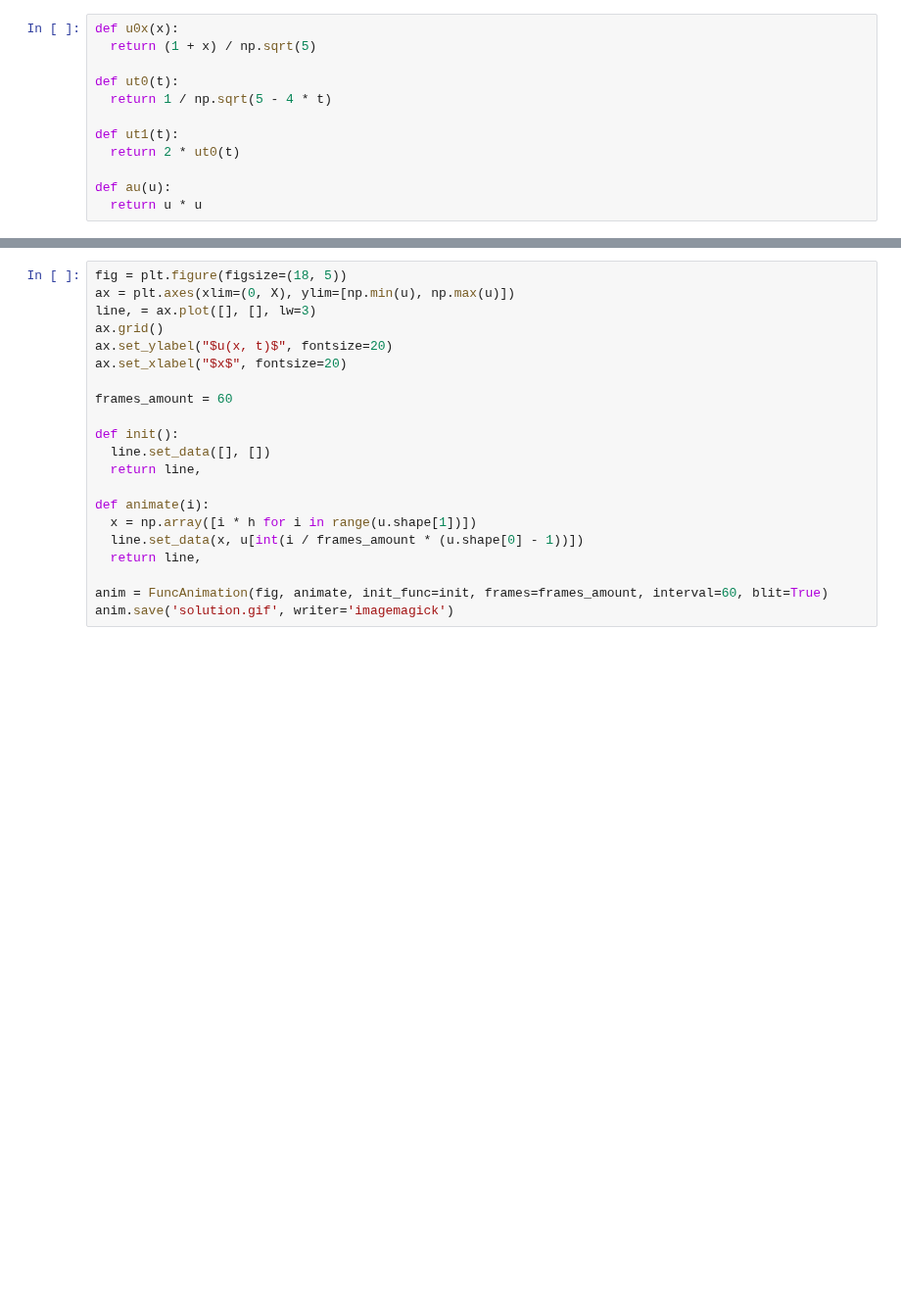
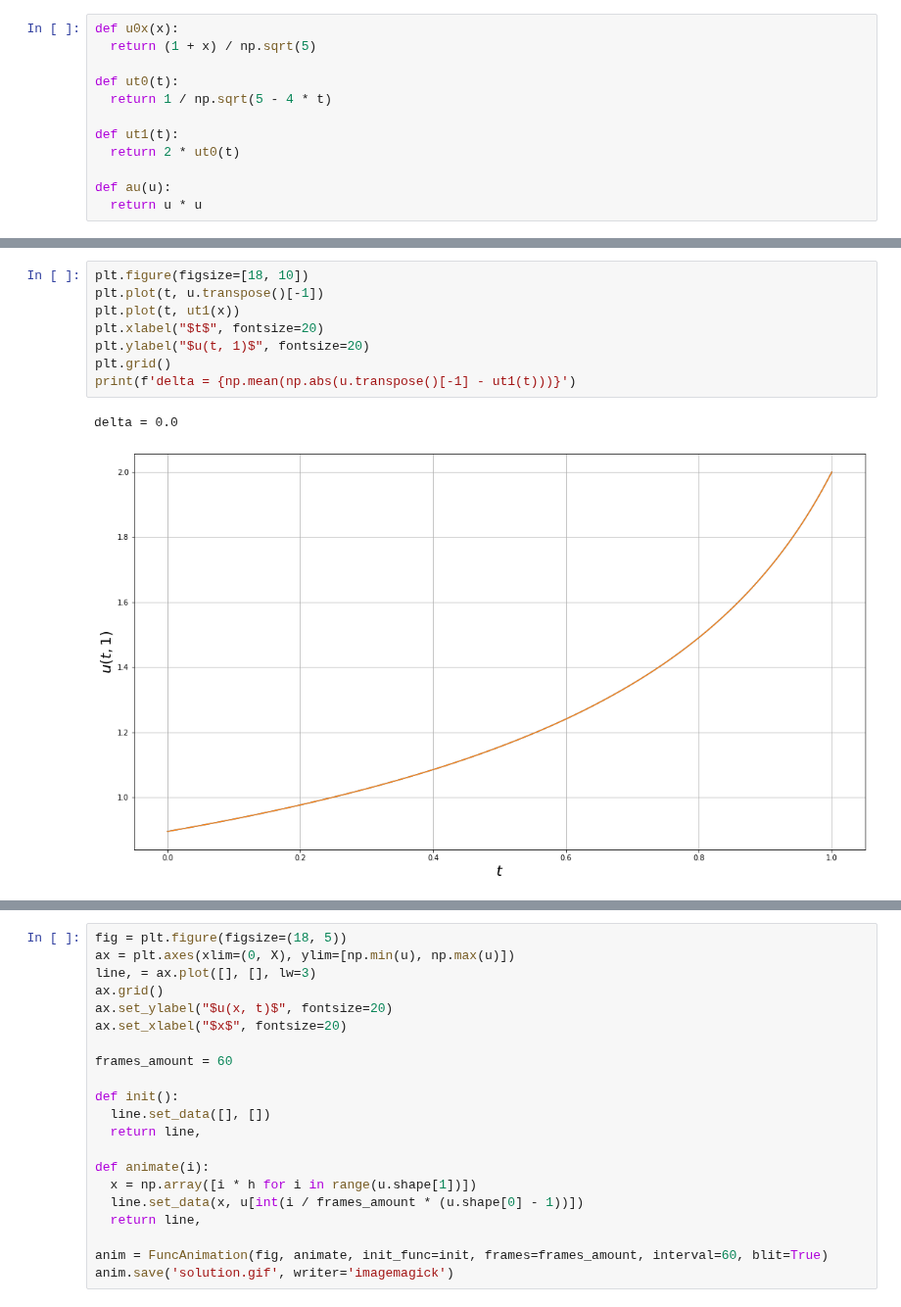
Before and after one commit to derzhavin3016/CompMath, a Jupyter notebook: Lab11/Lab11.ipynb, the cells around one changed output, grey strips where cells are left out. Shown at 98% size. Saved outputs shown, nothing was run; the diff lists cells and outputs as text; blank space fills up the shorter version.

```diff
--- a/Lab11/Lab11.ipynb
+++ b/Lab11/Lab11.ipynb
@@ -147,3 +183,14 @@ plt.grid()
+# %%
+plt.figure(figsize=[18, 10])
+plt.plot(t, u.transpose()[-1])
+plt.plot(t, ut1(x))
+plt.xlabel("$t$", fontsize=20)
+plt.ylabel("$u(t, 1)$", fontsize=20)
+plt.grid()
+print(f'delta = {np.mean(np.abs(u.transpose()[-1] - ut1(t)))}')
+# %% [output]
+delta = 0.0
+[figure, added]
 # %%
 !sudo apt install ffmpeg
 !sudo apt install imagemagick
```
Also changed, not shown: parts of 6 cells of this notebook.
